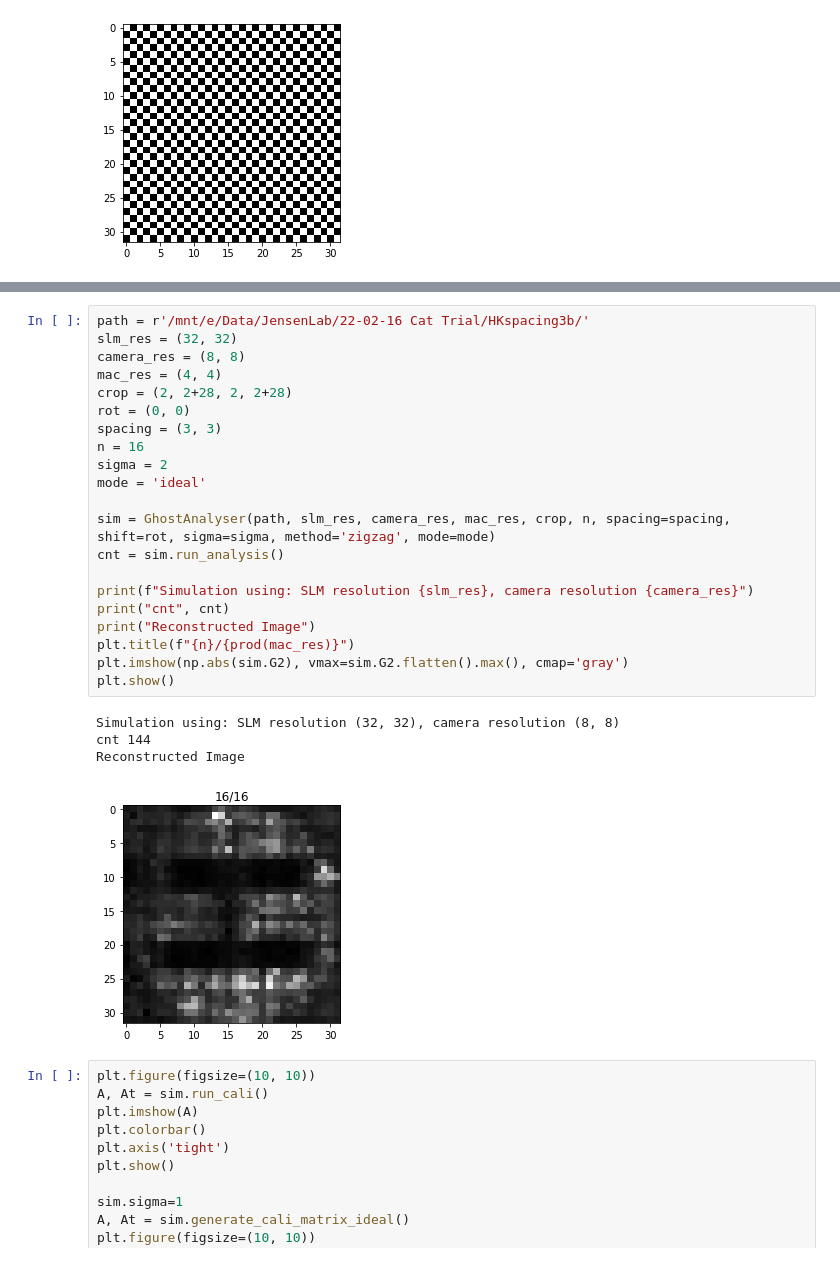
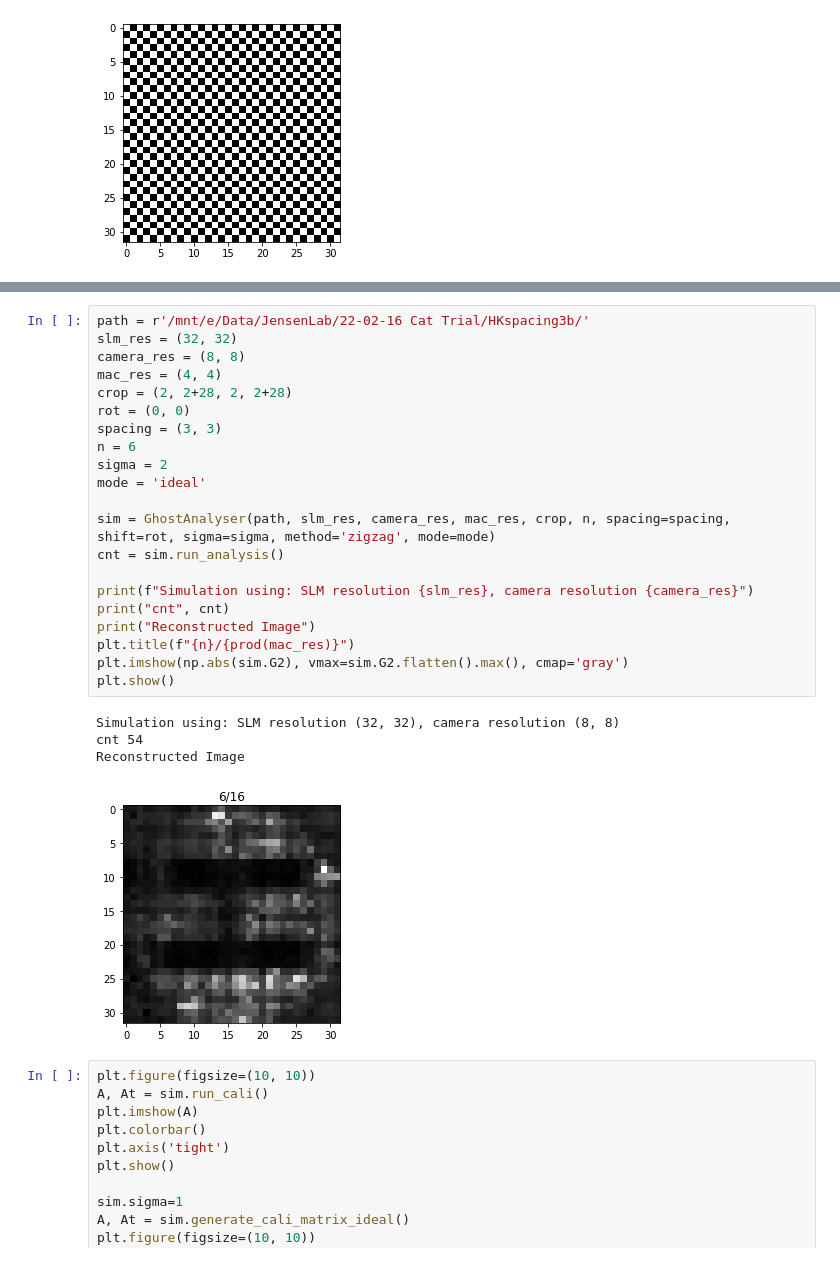
Before and after one commit to rstanuwijaya/jensen-lab-analysis, a Jupyter notebook: notebooks/slmcontrol.ipynb, the cells around one changed output, grey strips where cells are left out. Saved outputs shown, nothing was run; the diff lists cells and outputs as text.

```diff
--- a/notebooks/slmcontrol.ipynb
+++ b/notebooks/slmcontrol.ipynb
@@ -354,29 +352,29 @@ Reconstructed Image
 # %%
 path = r'/mnt/e/Data/JensenLab/22-02-16 Cat Trial/HKspacing3b/'
 slm_res = (32, 32)
 camera_res = (8, 8)
 mac_res = (4, 4)
 crop = (2, 2+28, 2, 2+28)
 rot = (0, 0)
 spacing = (3, 3)
-n = 16
+n = 6
 sigma = 2
 mode = 'ideal'
 
 sim = GhostAnalyser(path, slm_res, camera_res, mac_res, crop, n, spacing=spacing, shift=rot, sigma=sigma, method='zigzag', mode=mode)
 cnt = sim.run_analysis()
 
 print(f"Simulation using: SLM resolution {slm_res}, camera resolution {camera_res}")
 print("cnt", cnt)
 print("Reconstructed Image")
 plt.title(f"{n}/{prod(mac_res)}")
 plt.imshow(np.abs(sim.G2), vmax=sim.G2.flatten().max(), cmap='gray')
 plt.show()
 # %% [output]
 Simulation using: SLM resolution (32, 32), camera resolution (8, 8)
-cnt 144
+cnt 54
 Reconstructed Image
-[figure, old version]
+[figure, new version]
 # %%
 plt.figure(figsize=(10, 10))
 A, At = sim.run_cali()
```
Also changed, not shown: parts of 8 cells of this notebook, 5 other files.
